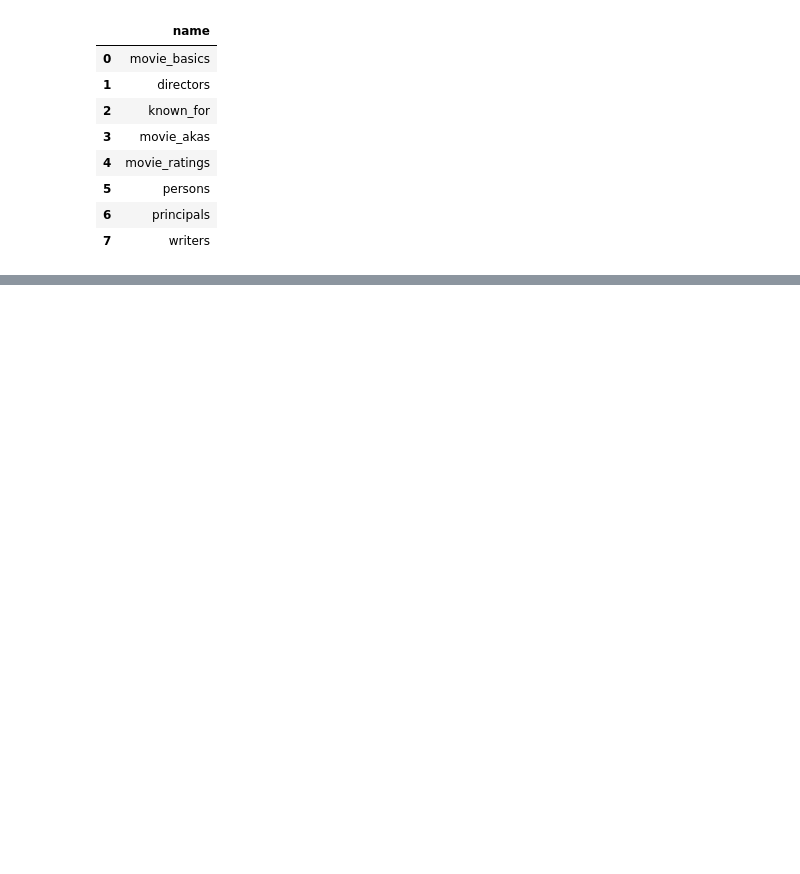
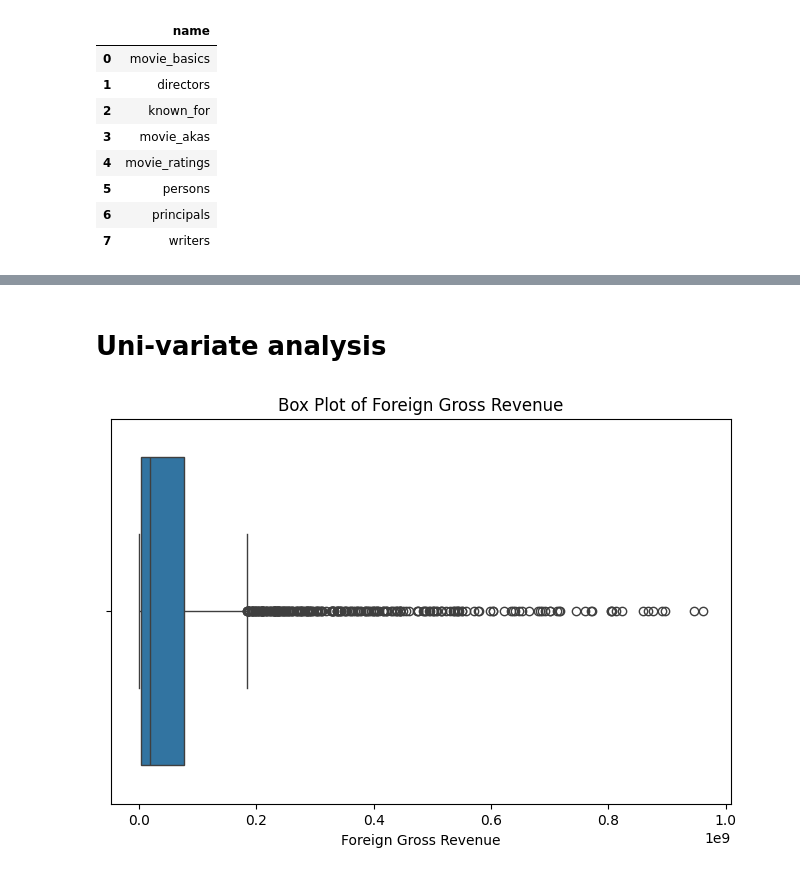
Before and after one commit to Alanmuchiri/Group7---Phase-2, a Jupyter notebook: film_perfomance.ipynb, the cells around one changed output, grey strips where cells are left out. Cells and saved outputs as stored; diff of their text form; code cells hidden in the pictures; blank space fills up the shorter version.

```diff
--- a/film_perfomance.ipynb
+++ b/film_perfomance.ipynb
@@ -386,0 +395,12 @@ LIMIT 10;
+# %% [markdown]
+# Uni-variate analysis
+# %%
+df = pd.read_csv('bom.movie_gross(cleaned).csv')
+
+plt.figure(figsize=(8,5))
+sns.boxplot(x=df['foreign_gross'])
+plt.title("Box Plot of Foreign Gross Revenue")
+plt.xlabel("Foreign Gross Revenue")
+plt.show()
+# %% [output]
+[figure, added]
```
Also changed, not shown: parts of 14 cells of this notebook.
